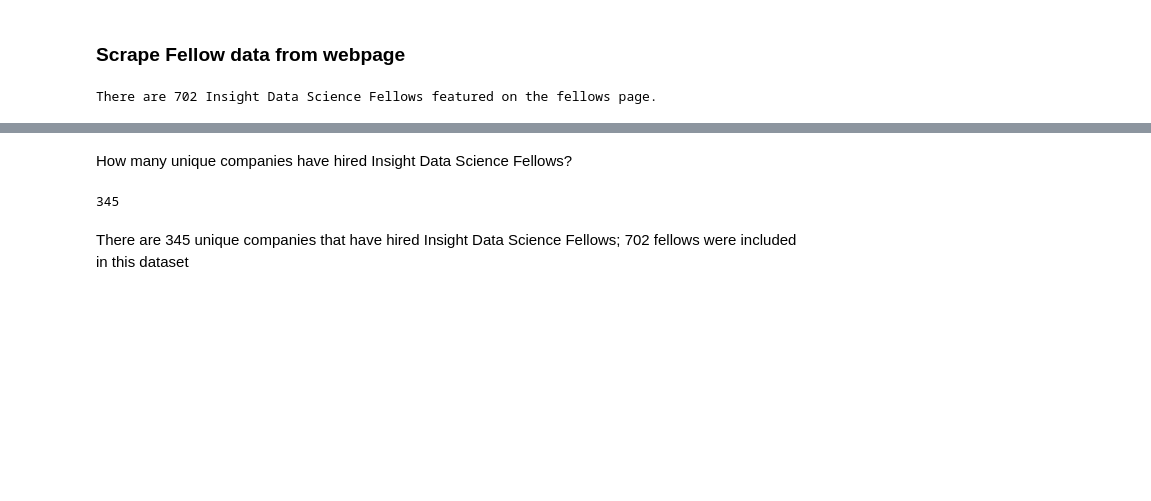
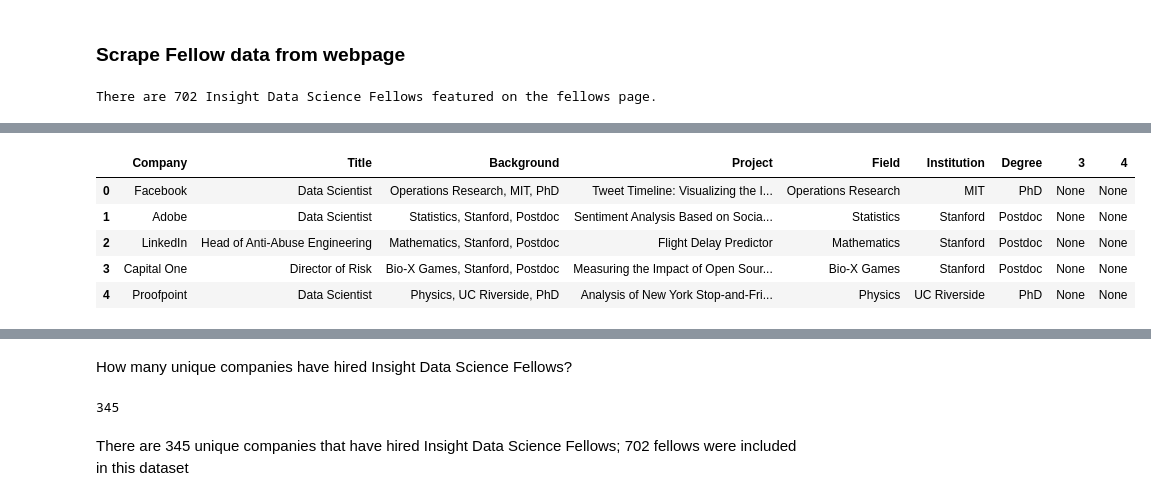
Before and after one commit to CheLena/InsightDataSci, a Jupyter notebook: Insight_Data_Science_Project.ipynb, the cells around one changed output, grey strips where cells are left out. Cells and saved outputs as stored; diff of their text form; code cells hidden in the pictures; blank space fills up the shorter version.

```diff
--- a/Insight_Data_Science_Project.ipynb
+++ b/Insight_Data_Science_Project.ipynb
@@ -447,0 +440,10 @@ Insight Data Science: 11
+# %%
+f = fellows.join(fellows['Background'].str.split(',', expand=True).rename(columns={0:'Field', 1:'Institution',2:'Degree'}))
+f[:5]
+# %% [output]
+|  | Company | Title | Background | Project | Field | Institution | Degree | 3 | 4 |
+| 0 | Facebook | Data Scientist | Operations Research, MIT, PhD | Tweet Timeline: Visualizing the I... | Operations Research | MIT | PhD | None | None |
+| 1 | Adobe | Data Scientist | Statistics, Stanford, Postdoc | Sentiment Analysis Based on Socia... | Statistics | Stanford | Postdoc | None | None |
+| 2 | LinkedIn | Head of Anti-Abuse Engineering | Mathematics, Stanford, Postdoc | Flight Delay Predictor | Mathematics | Stanford | Postdoc | None | None |
+| 3 | Capital One | Director of Risk | Bio-X Games, Stanford, Postdoc | Measuring the Impact of Open Sour... | Bio-X Games | Stanford | Postdoc | None | None |
+| 4 | Proofpoint | Data Scientist | Physics, UC Riverside, PhD | Analysis of New York Stop-and-Fri... | Physics | UC Riverside | PhD | None | None |
```
Also changed, not shown: parts of 72 cells of this notebook.
